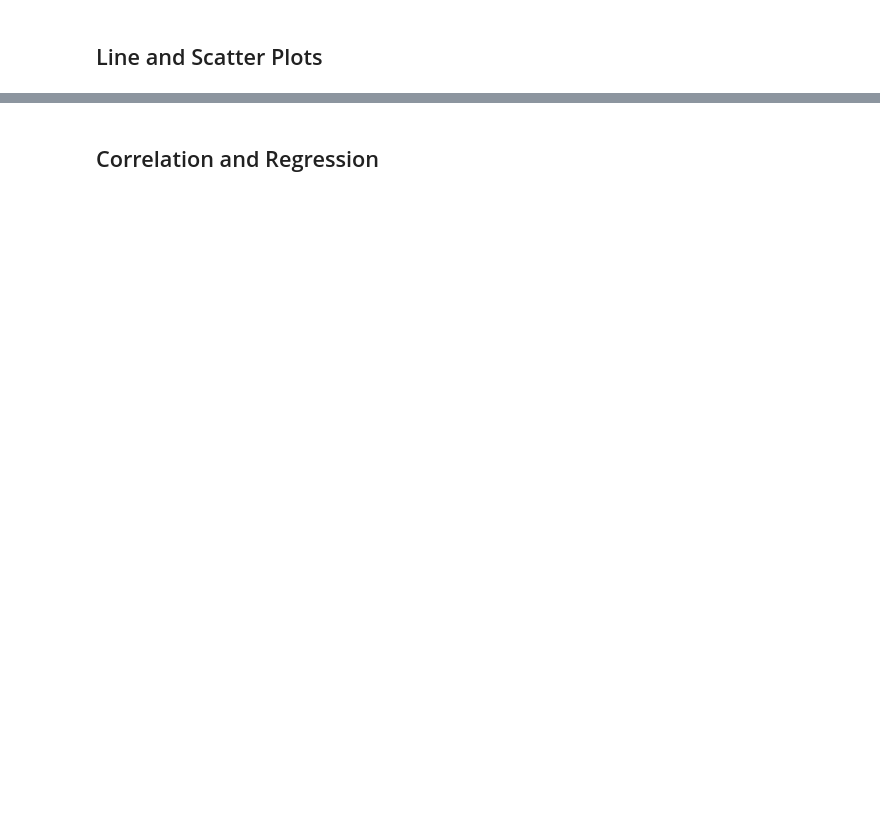
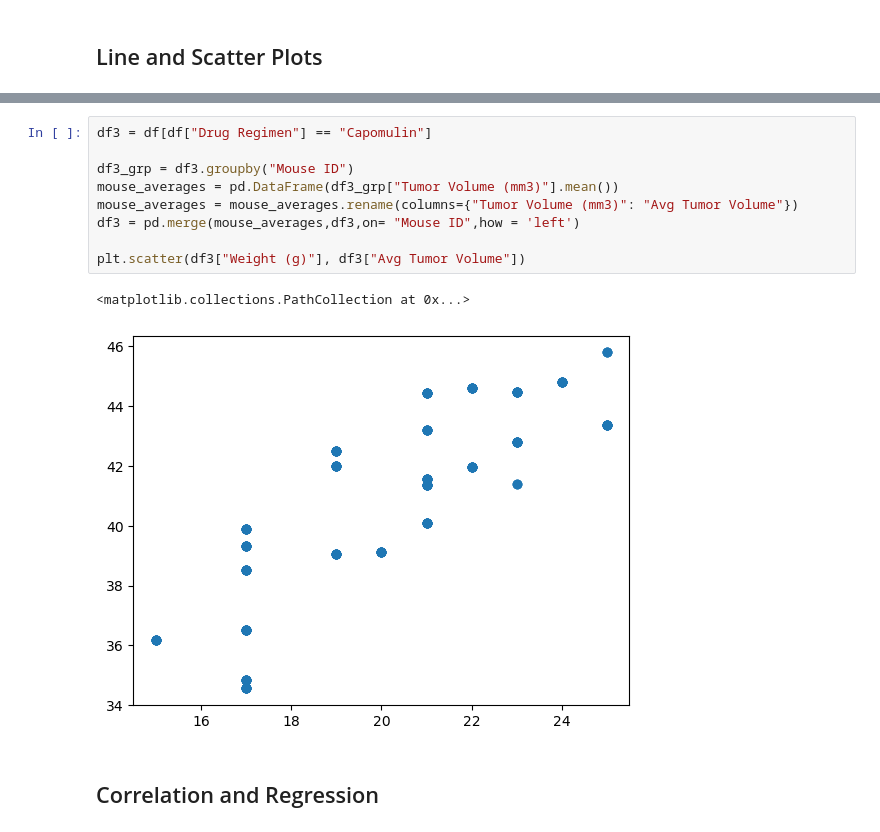
Before and after one commit to Xelven001/Pymaceuticals_challenge, a Jupyter notebook: pymaceuticals_starter.ipynb, the cells around one changed output, grey strips where cells are left out. Saved outputs shown, nothing was run; the diff lists cells and outputs as text; blank space fills up the shorter version.

```diff
--- a/pymaceuticals_starter.ipynb
+++ b/pymaceuticals_starter.ipynb
@@ -257,2 +300,14 @@ Ceftamin's potential outliers: Series([], Name: Tumor Volume (mm3), dtype: float
+# %%
+df3 = df[df["Drug Regimen"] == "Capomulin"]
+
+df3_grp = df3.groupby("Mouse ID")
+mouse_averages = pd.DataFrame(df3_grp["Tumor Volume (mm3)"].mean())
+mouse_averages = mouse_averages.rename(columns={"Tumor Volume (mm3)": "Avg Tumor Volume"})
+df3 = pd.merge(mouse_averages,df3,on= "Mouse ID",how = 'left')
+
+plt.scatter(df3["Weight (g)"], df3["Avg Tumor Volume"])
+# %% [output]
+<matplotlib.collections.PathCollection at 0x...>
+[figure, added]
 # %% [markdown]
 ## Correlation and Regression
```
Also changed, not shown: parts of 13 cells of this notebook.
